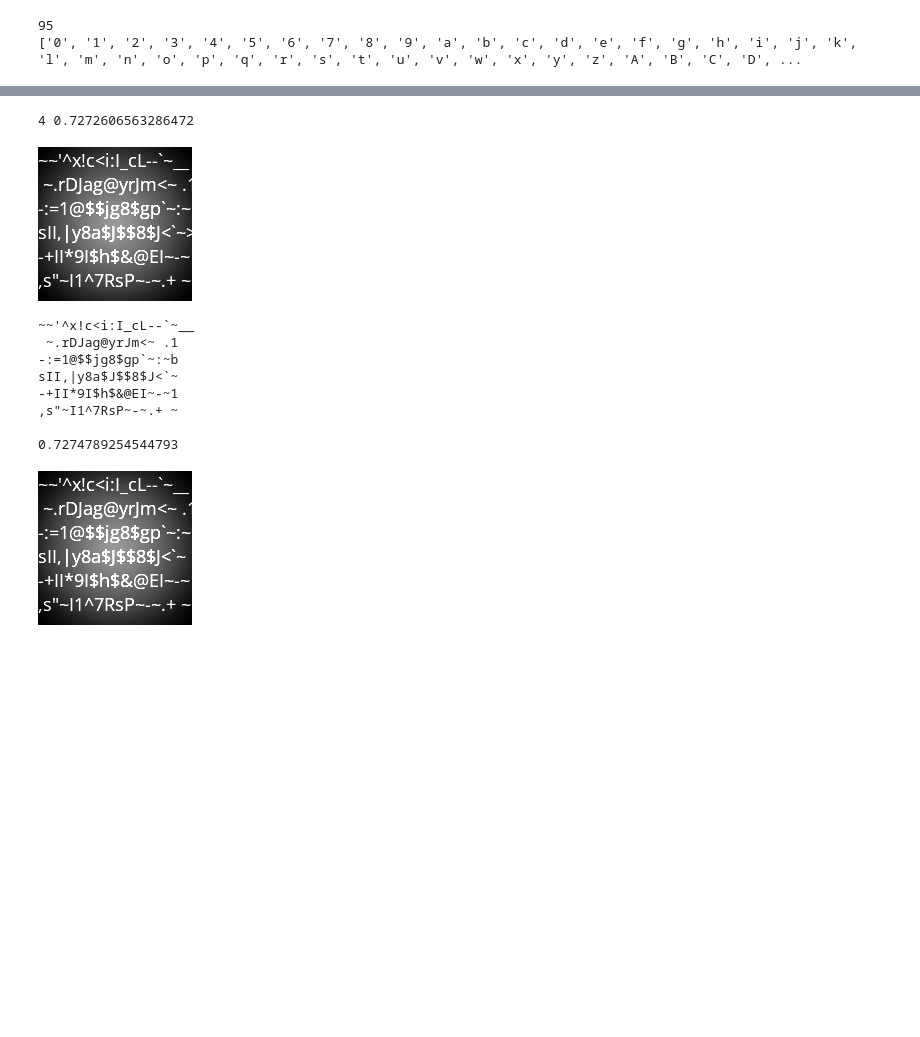
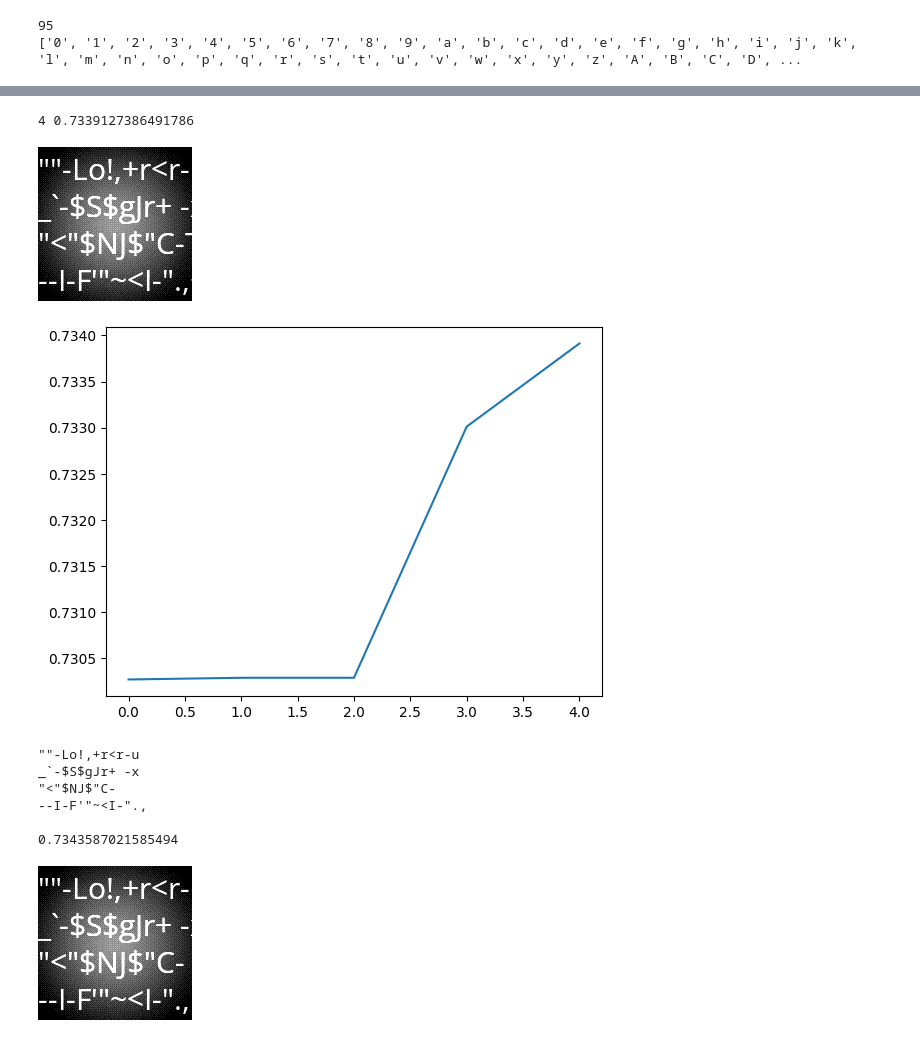
Before and after one commit to wojciechsadlik/python-char-art, a Jupyter notebook: ascii_art_non_mono_tests.ipynb, the cells around one changed output, grey strips where cells are left out. Cells and saved outputs as stored; diff of their text form; code cells hidden in the pictures; blank space fills up the shorter version.

Commit message:
particle swarm search, refactoring

```diff
--- a/ascii_art_non_mono_tests.ipynb
+++ b/ascii_art_non_mono_tests.ipynb
@@ -102,0 +83,24 @@ ImageChops.add(proc_img, bg_img)
+# %%
+line_finders = [HarmonyLineSearch(line, palette, font, 10, 0.9, 0.3, len(palette)//4, False) for line in all_lines]
+phs = pool_evolutionary_search(HarmonyLineSearch, line_finders, 20, palette)
+
+res_history = []
+for i in range(5):
+    text = next(phs)
+    clear_output()
+    res_history.append(evaluate_text_arr(text, proc_img, font))
+    print(i, res_history[-1])
+    bg_img, draw = new_img_draw(proc_img.size)
+    draw_text_arr(draw, text, font)
+    display(ImageChops.add(proc_img, bg_img))
+    plt.plot(res_history)
+    plt.show()
+
+for i in range(len(text)):
+    text[i] = text[i][:find_end_of_line(text[i], proc_img, font)] + '\n'
+print(''.join(text))
+
+bg_img, draw = new_img_draw(proc_img.size)
+draw_text_arr(draw, text, font)
+print(evaluate_text_arr(text, proc_img, font))
+ImageChops.add(proc_img, bg_img)
@@ -103,13 +118,18 @@ ImageChops.add(proc_img, bg_img)
 # %%
-pgs = pool_harmony_search(proc_img, palette, font, 1000, 5, 0.8, 0.3, len(palette)//4)
+line_finders = [GeneticLineSearch(line, palette, font, 100, 0.3, len(palette)//4, False) for line in all_lines]
+pgs = pool_evolutionary_search(GeneticLineSearch, line_finders, 20, palette)
 
+res_history = []
 for i in range(5):
     text = next(pgs)
     clear_output()
-    print(i, evaluate_text_arr(text, proc_img, font))
+    res_history.append(evaluate_text_arr(text, proc_img, font))
+    print(i, res_history[-1])
     bg_img, draw = new_img_draw(proc_img.size)
     draw_text_arr(draw, text, font)
     display(ImageChops.add(proc_img, bg_img))
+    plt.plot(res_history)
+    plt.show()
 
 for i in range(len(text)):
     text[i] = text[i][:find_end_of_line(text[i], proc_img, font)] + '\n'
@@ -134,31 +153,35 @@ ImageChops.add(proc_img, bg_img)
 # %%
-pgs = pool_genetic_search(proc_img, palette, font, 100, 10, 0.3, len(palette)//4, False)
 
+line_finders = [ParticleSwarmLineSearch(line, palette, font, 500, 0.3, 2, 1, False) for line in all_lines]
+pps = pool_evolutionary_search(ParticleSwarmLineSearch, line_finders, 10, palette)
+res_history = []
 for i in range(5):
-    text = next(pgs)
+    text = next(pps)
     clear_output()
-    print(i, evaluate_text_arr(text, proc_img, font))
+    res_history.append(evaluate_text_arr(text, proc_img, font))
+    print(i, res_history[-1])
     bg_img, draw = new_img_draw(proc_img.size)
     draw_text_arr(draw, text, font)
     display(ImageChops.add(proc_img, bg_img))
+    plt.plot(res_history)
+    plt.show()
 
 for i in range(len(text)):
     text[i] = text[i][:find_end_of_line(text[i], proc_img, font)] + '\n'
 print(''.join(text))
 
 bg_img, draw = new_img_draw(proc_img.size)
 draw_text_arr(draw, text, font)
 print(evaluate_text_arr(text, proc_img, font))
 ImageChops.add(proc_img, bg_img)
 # %% [output]
-4 0.7272606563286472
+4 0.7339127386491786
-[figure, old version]
+[figure, new version]
+[figure, new version]
-~~'^x!c<i:I_cL--`~__
- ~.rDJag@yrJm<~ .1
--:=1@$$jg8$gp`~:~b
-sII,|y8a$J$$8$J<`~
--+II*9I$h$&@EI~-~1
-,s"~I1^7RsP~-~.+ ~
+""-Lo!,+r<r-u
+_`-$S$gJr+ -x
+"<"$NJ$"C-
+--I-F'"~<I-".,
 
-0.7274789254544793
+0.7343587021585494
-[figure, old version]
+[figure, added]
```
Also changed, not shown: parts of 8 cells of this notebook, 2 other files.
